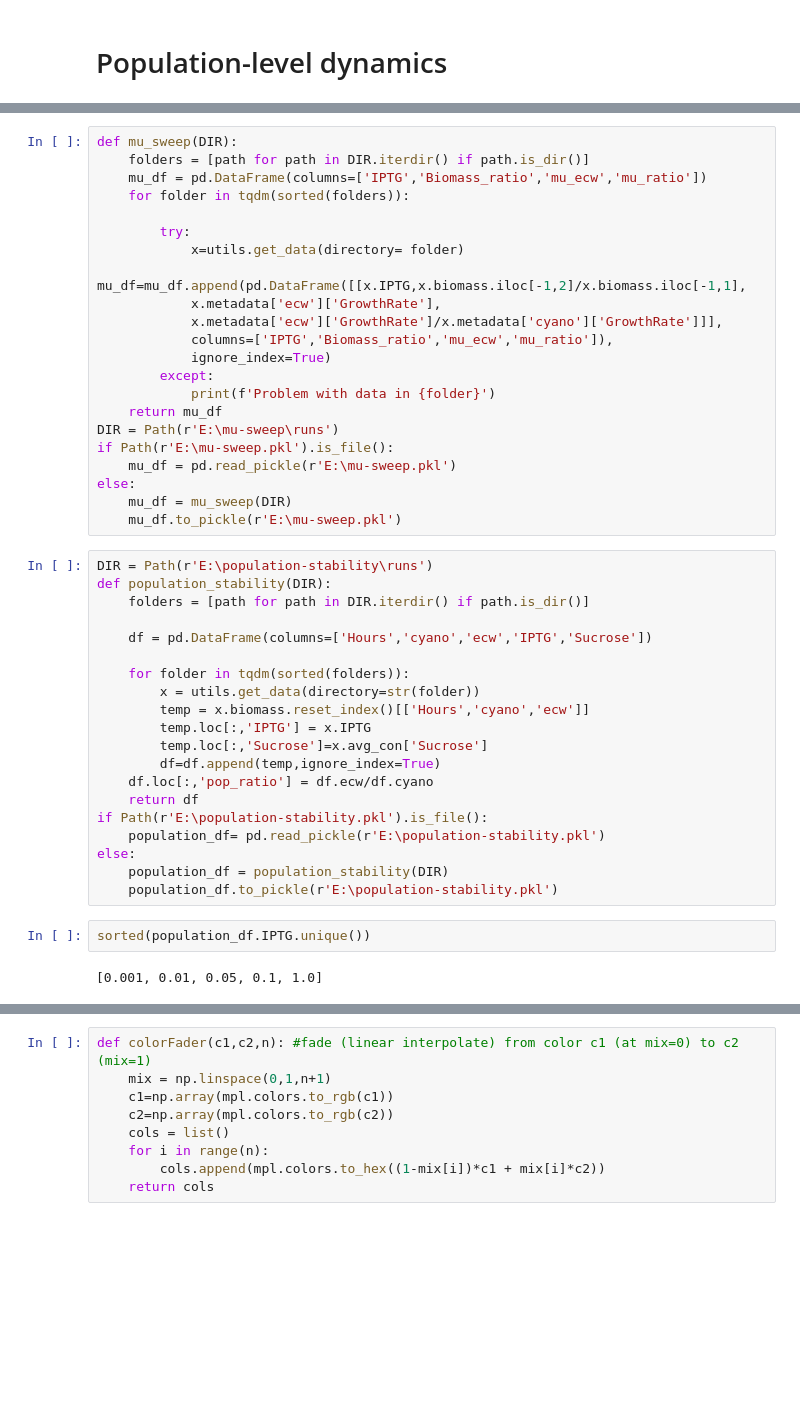
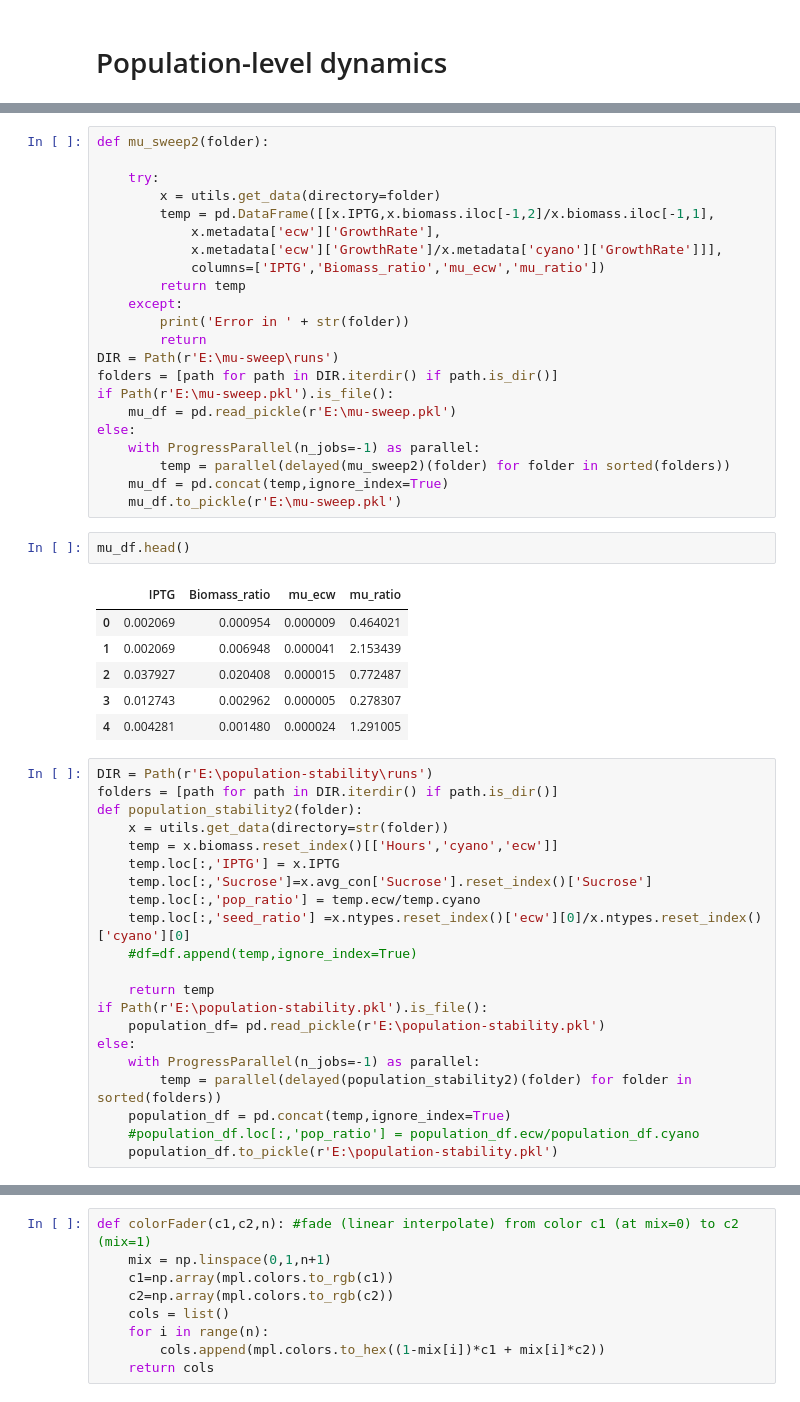
Before and after one commit to Jsakkos/nufeb-cyano-e-coli, a Jupyter notebook: notebooks/population-level dynamics.ipynb, the cells around one changed output, grey strips where cells are left out. Drawn from its saved outputs; the diff is of its cells as text; blank space fills up the shorter version.

```diff
--- a/notebooks/population-level dynamics.ipynb
+++ b/notebooks/population-level dynamics.ipynb
@@ -48,46 +105,52 @@ df.head()
 # %%
-def mu_sweep(DIR):
-    folders = [path for path in DIR.iterdir() if path.is_dir()]
-    mu_df = pd.DataFrame(columns=['IPTG','Biomass_ratio','mu_ecw','mu_ratio'])
-    for folder in tqdm(sorted(folders)):
+def mu_sweep2(folder):
 
-        try:
-            x=utils.get_data(directory= folder)
-            mu_df=mu_df.append(pd.DataFrame([[x.IPTG,x.biomass.iloc[-1,2]/x.biomass.iloc[-1,1],
+    try:
+        x = utils.get_data(directory=folder)
+        temp = pd.DataFrame([[x.IPTG,x.biomass.iloc[-1,2]/x.biomass.iloc[-1,1],
             x.metadata['ecw']['GrowthRate'],
             x.metadata['ecw']['GrowthRate']/x.metadata['cyano']['GrowthRate']]],
-            columns=['IPTG','Biomass_ratio','mu_ecw','mu_ratio']),
-            ignore_index=True)
-        except:
-            print(f'Problem with data in {folder}')
-    return mu_df
+            columns=['IPTG','Biomass_ratio','mu_ecw','mu_ratio'])
+        return temp
+    except:
+        print('Error in ' + str(folder))
+        return
 DIR = Path(r'E:\mu-sweep\runs')
+folders = [path for path in DIR.iterdir() if path.is_dir()]
 if Path(r'E:\mu-sweep.pkl').is_file():
     mu_df = pd.read_pickle(r'E:\mu-sweep.pkl')
 else:
-    mu_df = mu_sweep(DIR)
+    with ProgressParallel(n_jobs=-1) as parallel:
+        temp = parallel(delayed(mu_sweep2)(folder) for folder in sorted(folders))
+    mu_df = pd.concat(temp,ignore_index=True)
     mu_df.to_pickle(r'E:\mu-sweep.pkl')
+# %%
+mu_df.head()
+# %% [output]
+|  | IPTG | Biomass_ratio | mu_ecw | mu_ratio |
+| 0 | 0.002069 | 0.000954 | 0.000009 | 0.464021 |
+| 1 | 0.002069 | 0.006948 | 0.000041 | 2.153439 |
+| 2 | 0.037927 | 0.020408 | 0.000015 | 0.772487 |
+| 3 | 0.012743 | 0.002962 | 0.000005 | 0.278307 |
+| 4 | 0.004281 | 0.001480 | 0.000024 | 1.291005 |
 # %%
 DIR = Path(r'E:\population-stability\runs')
-def population_stability(DIR):
-    folders = [path for path in DIR.iterdir() if path.is_dir()]
+folders = [path for path in DIR.iterdir() if path.is_dir()]
+def population_stability2(folder):
+    x = utils.get_data(directory=str(folder))
+    temp = x.biomass.reset_index()[['Hours','cyano','ecw']]
+    temp.loc[:,'IPTG'] = x.IPTG
+    temp.loc[:,'Sucrose']=x.avg_con['Sucrose'].reset_index()['Sucrose']
+    temp.loc[:,'pop_ratio'] = temp.ecw/temp.cyano
+    temp.loc[:,'seed_ratio'] =x.ntypes.reset_index()['ecw'][0]/x.ntypes.reset_index()['cyano'][0]
+    #df=df.append(temp,ignore_index=True)
 
-    df = pd.DataFrame(columns=['Hours','cyano','ecw','IPTG','Sucrose'])
-
-    for folder in tqdm(sorted(folders)):
-        x = utils.get_data(directory=str(folder))
-        temp = x.biomass.reset_index()[['Hours','cyano','ecw']]
-        temp.loc[:,'IPTG'] = x.IPTG
-        temp.loc[:,'Sucrose']=x.avg_con['Sucrose']
-        df=df.append(temp,ignore_index=True)
-    df.loc[:,'pop_ratio'] = df.ecw/df.cyano
-    return df
+    return temp
 if Path(r'E:\population-stability.pkl').is_file():
     population_df= pd.read_pickle(r'E:\population-stability.pkl')
 else:
-    population_df = population_stability(DIR)
+    with ProgressParallel(n_jobs=-1) as parallel:
+        temp = parallel(delayed(population_stability2)(folder) for folder in sorted(folders))
+    population_df = pd.concat(temp,ignore_index=True)
+    #population_df.loc[:,'pop_ratio'] = population_df.ecw/population_df.cyano
     population_df.to_pickle(r'E:\population-stability.pkl')
-# %%
-sorted(population_df.IPTG.unique())
-# %% [output]
-[0.001, 0.01, 0.05, 0.1, 1.0]
```
Also changed, not shown: parts of 17 cells of this notebook.
